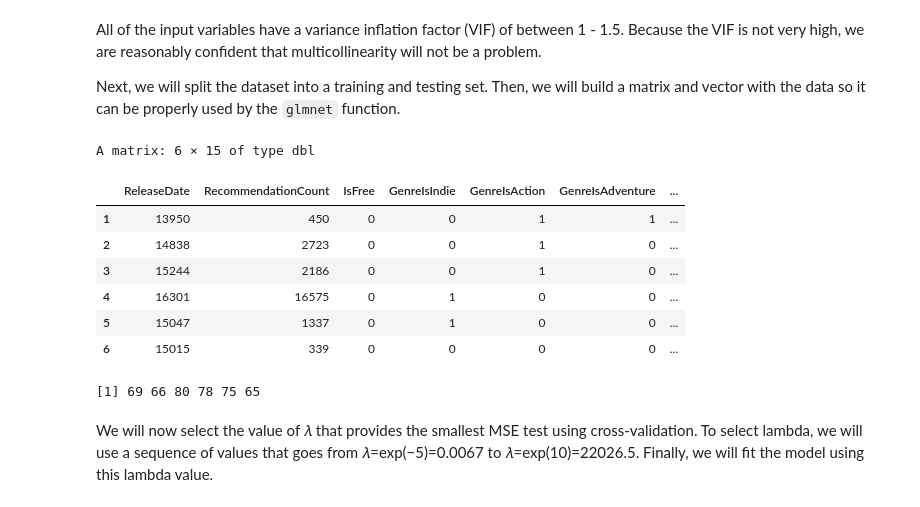
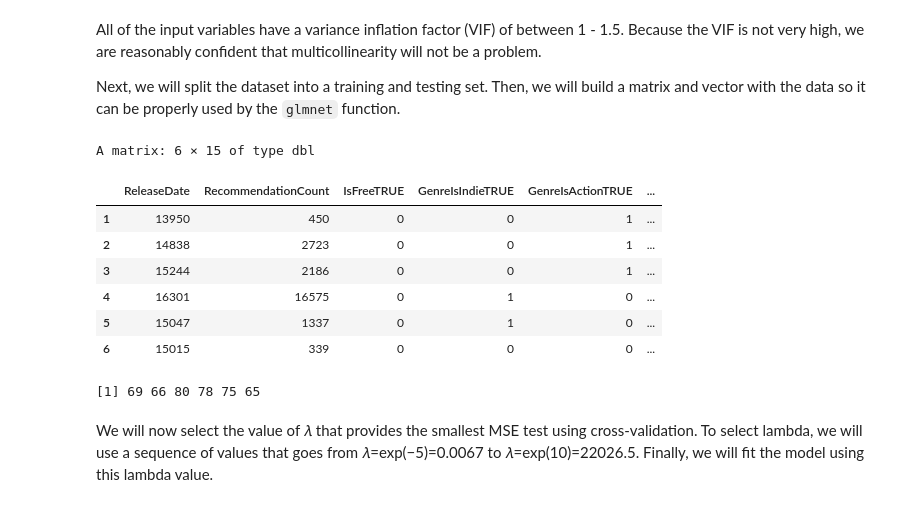
Before and after one commit to DanielZSWE/STAT-301-Project, a Jupyter notebook: stat-301_final_report.ipynb, the cells around one changed output. Drawn from its saved outputs; the diff is of its cells as text; code cells hidden in the pictures.

```diff
--- a/stat-301_final_report.ipynb
+++ b/stat-301_final_report.ipynb
@@ -125,29 +107,13 @@ steam_games$ReleaseDate <- steam_games$ReleaseDate %>% as.Date(format="%b%d%Y")
 
 steam_games <- steam_games %>% drop_na() %>% filter(Metacritic > 0, ReleaseDate > 0) # filter for more than 0 days passed since 1970, metacritic score > 0
 
-steam_games <- steam_games %>% mutate_if(is.logical, as_factor)
+steam_games <- steam_games %>% mutate_if(is.logical, as_factor) #convert logicals to factors
 
 
-#convert False/True to binary variable 1,0
-
-steam_games<-steam_games%>% mutate(IsFree = ifelse(IsFree=="TRUE", 1, 0))%>%
-                            mutate(GenreIsNonxGame = ifelse(GenreIsNonGame=="TRUE", 1, 0))%>%
-                             mutate(GenreIsIndie = ifelse(GenreIsIndie=="TRUE", 1, 0))%>%
- mutate(GenreIsAction = ifelse(GenreIsAction=="TRUE", 1, 0))%>%
- mutate(GenreIsAdventure = ifelse(GenreIsAdventure=="TRUE", 1, 0))%>%
- mutate(GenreIsCasual = ifelse(GenreIsCasual=="TRUE", 1, 0))%>%
- mutate(GenreIsStrategy = ifelse(GenreIsStrategy=="TRUE", 1, 0))%>%
- mutate(GenreIsRPG = ifelse(GenreIsRPG=="TRUE", 1, 0))%>%
- mutate(GenreIsSimulation = ifelse(GenreIsSimulation=="TRUE", 1, 0))%>%
- mutate(GenreIsEarlyAccess = ifelse(GenreIsEarlyAccess=="TRUE", 1, 0))%>%
- mutate(GenreIsFreeToPlay = ifelse(GenreIsFreeToPlay=="TRUE", 1, 0))%>%
- mutate(GenreIsSports = ifelse(GenreIsSports=="TRUE", 1, 0))%>%
- mutate(GenreIsRacing = ifelse(GenreIsRacing=="TRUE", 1, 0))%>%
- mutate(GenreIsMassivelyMultiplayer = ifelse(GenreIsMassivelyMultiplayer=="TRUE", 1, 0))
 
 length(unique(steam_games$GenreIsNonGame)) # == 1, hence only one value for this variable is present, no variation
 
-steam_games <- steam_games %>% select(-GenreIsNonGame,-GenreIsFreeToPlay) # remove variable
+steam_games <- steam_games %>% select(-GenreIsNonGame,-GenreIsFreeToPlay) # remove variables
 
 head(steam_games)
 nrow(steam_games) ## number of steam games, filtered
@@ -309,7 +275,7 @@ All of the input variables have a variance inflation factor (VIF) of between 1 -
 
 Next, we will split the dataset into a training and testing set. Then, we will build a matrix and vector with the data so it can be properly used by the `glmnet` function.
 # %%
-
+set.seed(3012)
 steam_games$ID = 1:nrow(steam_games)
 training_Steam <- sample_n(steam_games, size = nrow(steam_games) * 0.60,
   replace = FALSE
@@ -318,41 +284,41 @@ training_Steam <- sample_n(steam_games, size = nrow(steam_games) * 0.60,
 testing_Steam <- anti_join(steam_games,
   training_Steam,
   by = "ID"
 )
 
 # Remove Game ID
 
 
 training_Steam <- training_Steam %>% select(-"ID")
 testing_Steam <- testing_Steam %>% select(-"ID")
 # head(training_Steam)
 # nrow(training_Steam)
 #head(testing_Steam)
 # nrow(testing_Steam)
-Steam_X_test <- testing_Steam %>% select(-"Metacritic",-"ResponseName")  %>% as.matrix()
+Steam_X_test <- testing_Steam %>% select(-"Metacritic",-"ResponseName")  %>% data.matrix()
 Steam_Y_test <- unlist(testing_Steam[, "Metacritic"])%>%as.numeric()
 # Build matrix and vector required by `glmnet`
 
 Steam_X_train <- model.matrix(Metacritic ~ReleaseDate+
 RecommendationCount+IsFree+GenreIsIndie+
 +GenreIsAction+GenreIsAdventure+GenreIsCasual+GenreIsStrategy+
 GenreIsRPG+GenreIsSimulation+GenreIsEarlyAccess+GenreIsSports+
 GenreIsRacing+GenreIsMassivelyMultiplayer+PriceInitial,
   data = training_Steam)[, -1] #remove the response name
 
 Steam_Y_train <- unlist(training_Steam[, "Metacritic"])%>%as.numeric()
 
 head(Steam_X_train)
 head(Steam_Y_train)
 # %% [output]
 A matrix: 6 × 15 of type dbl
-|  | ReleaseDate | RecommendationCount | IsFree | GenreIsIndie | GenreIsAction | GenreIsAdventure | ... |
-| 1 | 13950 | 450 | 0 | 0 | 1 | 1 | ... |
-| 2 | 14838 | 2723 | 0 | 0 | 1 | 0 | ... |
-| 3 | 15244 | 2186 | 0 | 0 | 1 | 0 | ... |
-| 4 | 16301 | 16575 | 0 | 1 | 0 | 0 | ... |
-| 5 | 15047 | 1337 | 0 | 1 | 0 | 0 | ... |
-| 6 | 15015 | 339 | 0 | 0 | 0 | 0 | ... |
+|  | ReleaseDate | RecommendationCount | IsFreeTRUE | GenreIsIndieTRUE | GenreIsActionTRUE | ... |
+| 1 | 13950 | 450 | 0 | 0 | 1 | ... |
+| 2 | 14838 | 2723 | 0 | 0 | 1 | ... |
+| 3 | 15244 | 2186 | 0 | 0 | 1 | ... |
+| 4 | 16301 | 16575 | 0 | 1 | 0 | ... |
+| 5 | 15047 | 1337 | 0 | 1 | 0 | ... |
+| 6 | 15015 | 339 | 0 | 0 | 0 | ... |
 [1] 69 66 80 78 75 65
 # %% [markdown]
 We will now select the value of  𝜆  that provides the smallest  MSE test  using cross-validation. To select lambda, we will use a sequence of values that goes from  𝜆=exp(−5)=0.0067  to  𝜆=exp(10)=22026.5. Finally, we will fit the model using this lambda value.
```
Also changed, not shown: parts of 5 cells of this notebook.
